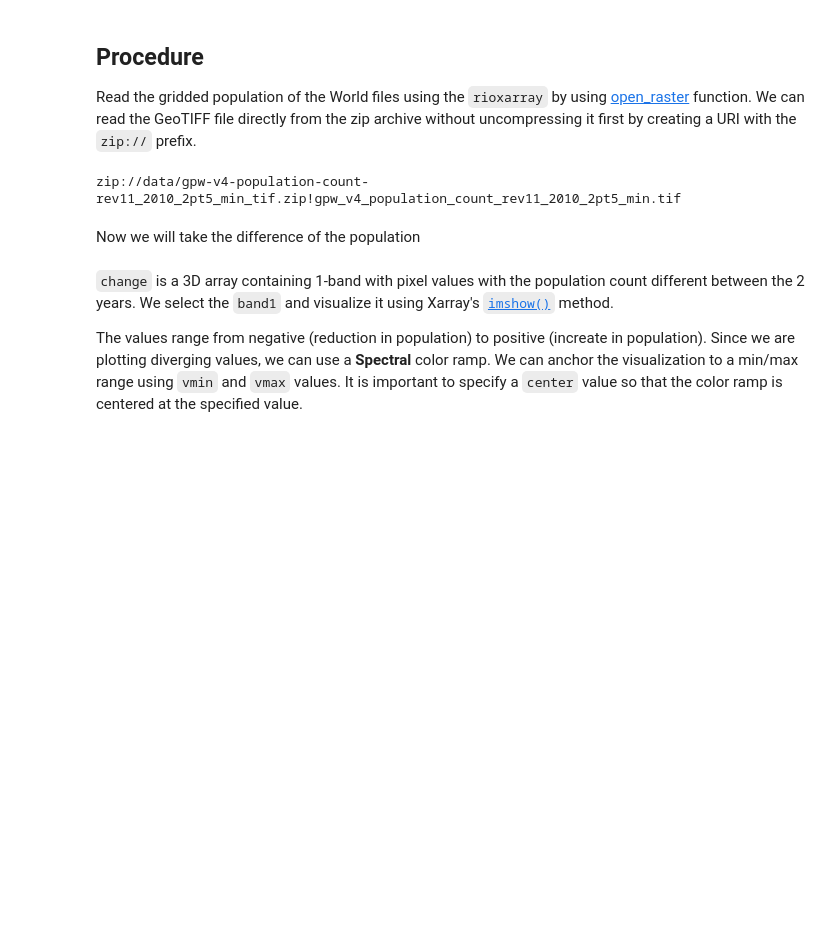
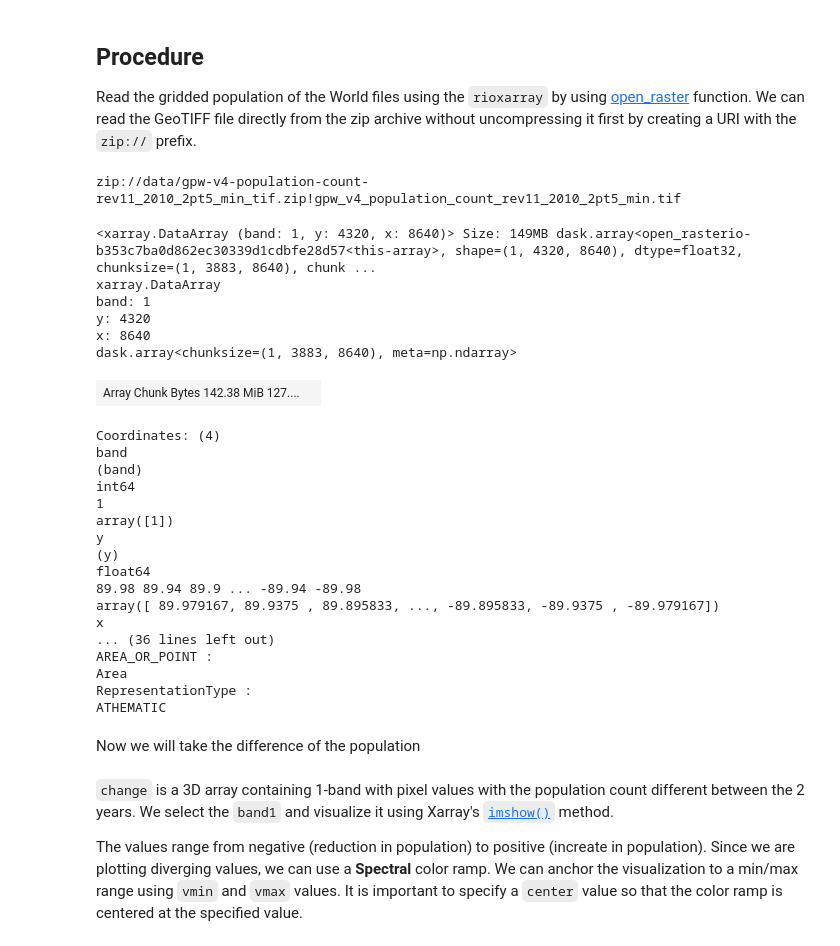
Before and after one commit to somdeepkundu/test_git, a Jupyter notebook: notebooks/xarray_raster_styling_analysis.ipynb, the cells around one changed output. Saved outputs shown, nothing was run; the diff lists cells and outputs as text; code cells hidden in the pictures; blank space fills up the shorter version.

```diff
--- a/notebooks/xarray_raster_styling_analysis.ipynb
+++ b/notebooks/xarray_raster_styling_analysis.ipynb
@@ -86,14 +86,40 @@ zip://data/gpw-v4-population-count-rev11_2010_2pt5_min_tif.zip!gpw_v4_population
 # %%
 gpw_pop_2020_path = os.path.join(data_folder, gpw_pop_2020)
 
 with zipfile.ZipFile(gpw_pop_2020_path) as f:
   files = f.namelist()
   for file in files:
     if os.path.splitext(file)[1] == '.tif':
       tif_file = file
 
 gpw_pop_2020_uri = 'zip://{}!{}'.format(gpw_pop_2020_path, tif_file)
-pop2020 = rxr.open_rasterio(gpw_pop_2020_uri, mask_and_scale=True)
+pop2020 = rxr.open_rasterio(gpw_pop_2020_uri, mask_and_scale=True, chunks="auto")
+pop2020
+# %% [output]
+<xarray.DataArray (band: 1, y: 4320, x: 8640)> Size: 149MB dask.array<open_rasterio-b353c7ba0d862ec30339d1cdbfe28d57<this-array>, shape=(1, 4320, 8640), dtype=float32, chunksize=(1, 3883, 8640), chunk ...
+xarray.DataArray
+band: 1
+y: 4320
+x: 8640
+dask.array<chunksize=(1, 3883, 8640), meta=np.ndarray>
+| Array Chunk Bytes 142.38 MiB 127.... |  |
+Coordinates: (4)
+band
+(band)
+int64
+1
+array([1])
+y
+(y)
+float64
+89.98 89.94 89.9 ... -89.94 -89.98
+array([ 89.979167, 89.9375 , 89.895833, ..., -89.895833, -89.9375 , -89.979167])
+x
+... (36 lines left out)
+AREA_OR_POINT :
+Area
+RepresentationType :
+ATHEMATIC
 # %% [markdown]
 Now we will take the difference of the population
 # %%
```
Also changed, not shown: parts of 9 cells of this notebook.
